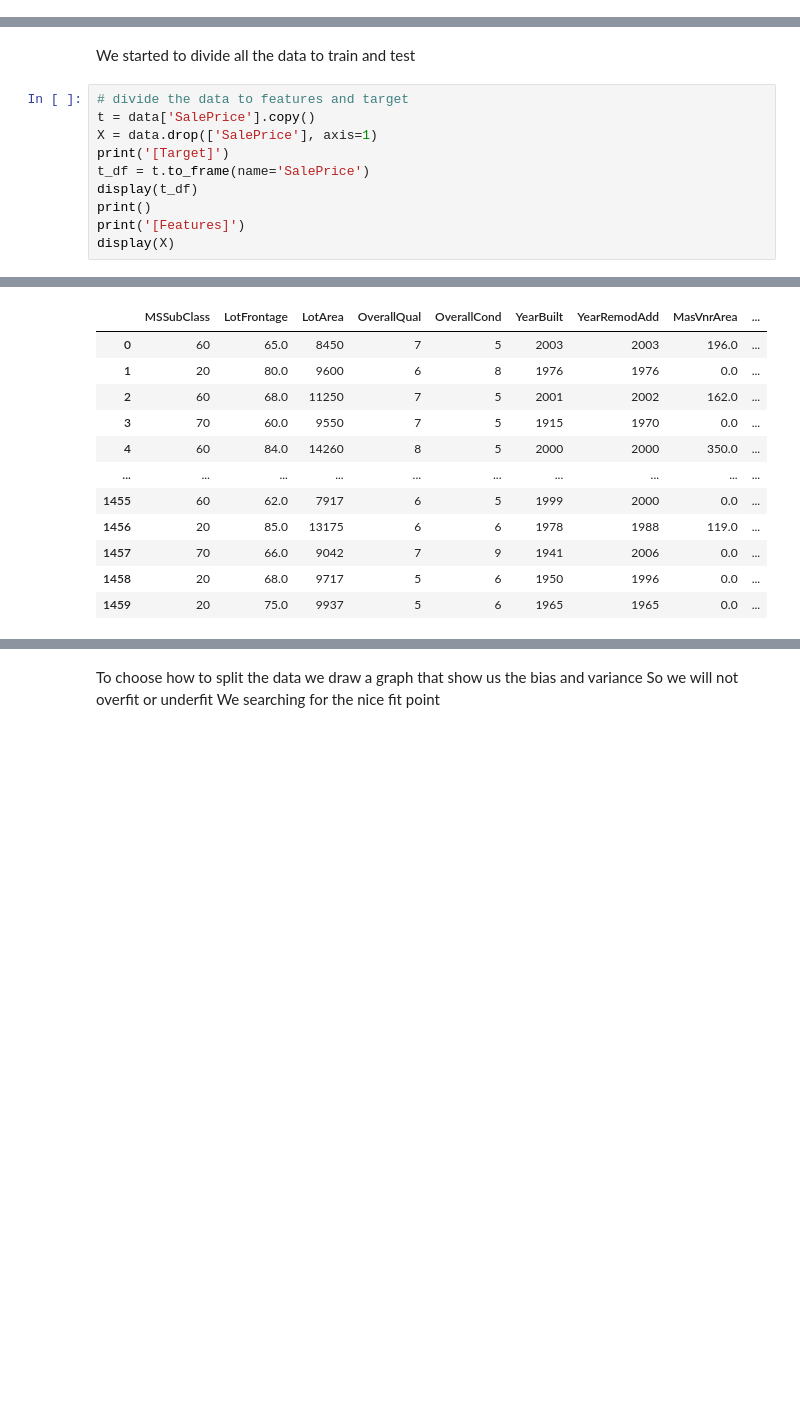
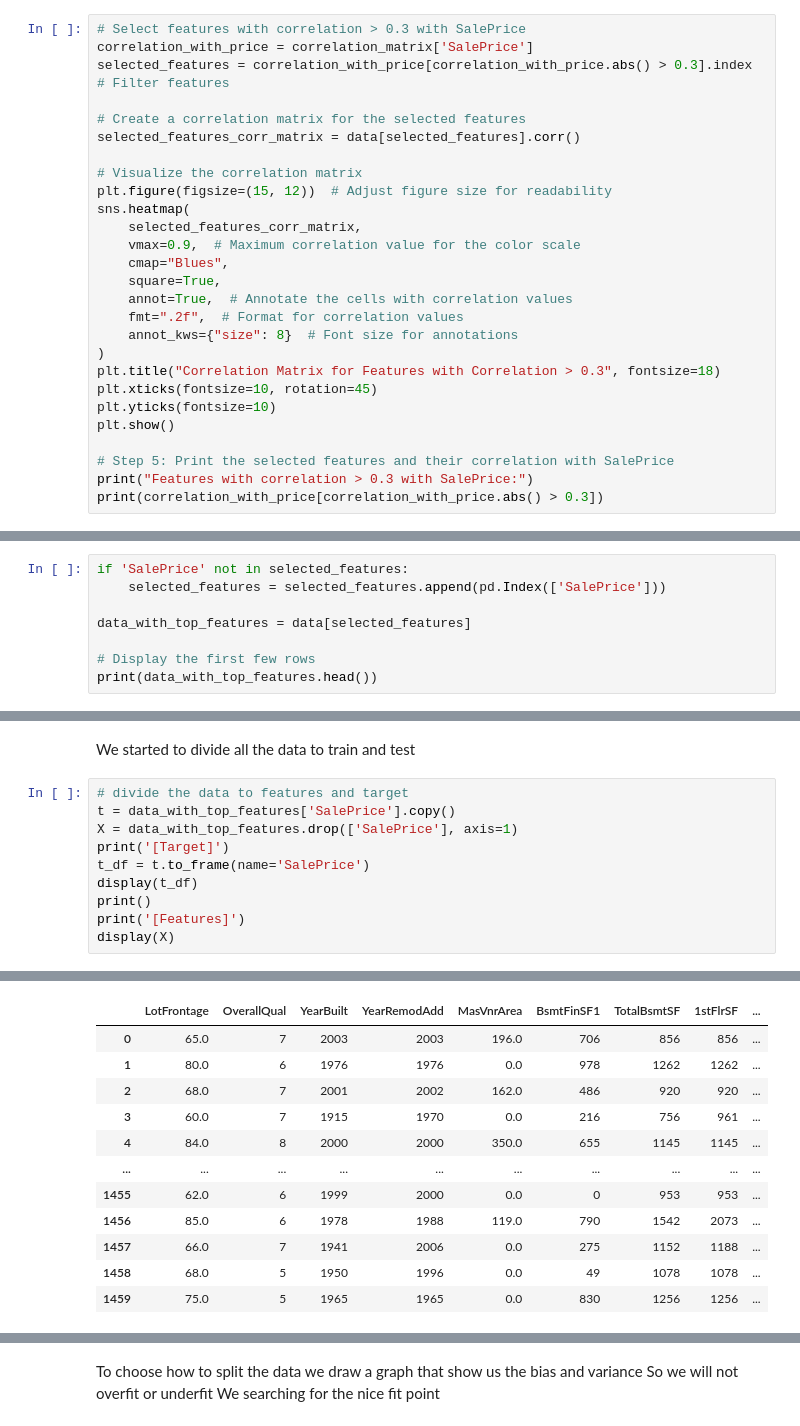
Before and after one commit to hederkosher/PythonProject4, a Jupyter notebook: Step1.ipynb, the cells around one changed output, grey strips where cells are left out. Drawn from its saved outputs; the diff is of its cells as text; blank space fills up the shorter version.

```diff
--- a/Step1.ipynb
+++ b/Step1.ipynb
@@ -319,3 +308,30 @@ Correlation Strength Thresholds:
 	•	Moderate Correlation:  0.40 < |r| < 0.60
 	•	Weak Correlation:  0.20 < |r| < 0.40
 	•	Very Weak/No Correlation:  |r| < 0.20
+# %%
+# Select features with correlation > 0.3 with SalePrice
+correlation_with_price = correlation_matrix['SalePrice']
+selected_features = correlation_with_price[correlation_with_price.abs() > 0.3].index  # Filter features
+
+# Create a correlation matrix for the selected features
+selected_features_corr_matrix = data[selected_features].corr()
+
+# Visualize the correlation matrix
+plt.figure(figsize=(15, 12))  # Adjust figure size for readability
+sns.heatmap(
+    selected_features_corr_matrix,
+    vmax=0.9,  # Maximum correlation value for the color scale
+    cmap="Blues",
+    square=True,
+    annot=True,  # Annotate the cells with correlation values
+    fmt=".2f",  # Format for correlation values
+    annot_kws={"size": 8}  # Font size for annotations
+)
+plt.title("Correlation Matrix for Features with Correlation > 0.3", fontsize=18)
+plt.xticks(fontsize=10, rotation=45)
+plt.yticks(fontsize=10)
+plt.show()
+
+# Step 5: Print the selected features and their correlation with SalePrice
+print("Features with correlation > 0.3 with SalePrice:")
+print(correlation_with_price[correlation_with_price.abs() > 0.3])
@@ -322,2 +357,10 @@ Correlation Strength Thresholds:
 # %% [markdown]
 Here we wanted to see all the data visualized
+# %%
+if 'SalePrice' not in selected_features:
+    selected_features = selected_features.append(pd.Index(['SalePrice']))
+
+data_with_top_features = data[selected_features]
+
+# Display the first few rows
+print(data_with_top_features.head())
@@ -380,39 +415,39 @@ plt.show()
 We started to divide all the data to train and test
 # %%
 # divide the data to features and target
-t = data['SalePrice'].copy()
-X = data.drop(['SalePrice'], axis=1)
+t = data_with_top_features['SalePrice'].copy()
+X = data_with_top_features.drop(['SalePrice'], axis=1)
 print('[Target]')
 t_df = t.to_frame(name='SalePrice')
 display(t_df)
 print()
 print('[Features]')
 display(X)
 # %% [output]
 [Target]
 |  | SalePrice |
 | 0 | 208500 |
 | 1 | 181500 |
 | 2 | 223500 |
 | 3 | 140000 |
 | 4 | 250000 |
 | ... | ... |
 | 1455 | 175000 |
 | 1456 | 210000 |
 | 1457 | 266500 |
 | 1458 | 142125 |
 | 1459 | 147500 |
 1460 rows × 1 columns
 [Features]
-|  | MSSubClass | LotFrontage | LotArea | OverallQual | OverallCond | YearBuilt | YearRemodAdd | MasVnrArea | ... |
-| 0 | 60 | 65.0 | 8450 | 7 | 5 | 2003 | 2003 | 196.0 | ... |
-| 1 | 20 | 80.0 | 9600 | 6 | 8 | 1976 | 1976 | 0.0 | ... |
-| 2 | 60 | 68.0 | 11250 | 7 | 5 | 2001 | 2002 | 162.0 | ... |
-| 3 | 70 | 60.0 | 9550 | 7 | 5 | 1915 | 1970 | 0.0 | ... |
-| 4 | 60 | 84.0 | 14260 | 8 | 5 | 2000 | 2000 | 350.0 | ... |
+|  | LotFrontage | OverallQual | YearBuilt | YearRemodAdd | MasVnrArea | BsmtFinSF1 | TotalBsmtSF | 1stFlrSF | ... |
+| 0 | 65.0 | 7 | 2003 | 2003 | 196.0 | 706 | 856 | 856 | ... |
+| 1 | 80.0 | 6 | 1976 | 1976 | 0.0 | 978 | 1262 | 1262 | ... |
+| 2 | 68.0 | 7 | 2001 | 2002 | 162.0 | 486 | 920 | 920 | ... |
+| 3 | 60.0 | 7 | 1915 | 1970 | 0.0 | 216 | 756 | 961 | ... |
+| 4 | 84.0 | 8 | 2000 | 2000 | 350.0 | 655 | 1145 | 1145 | ... |
 | ... | ... | ... | ... | ... | ... | ... | ... | ... | ... |
-| 1455 | 60 | 62.0 | 7917 | 6 | 5 | 1999 | 2000 | 0.0 | ... |
-| 1456 | 20 | 85.0 | 13175 | 6 | 6 | 1978 | 1988 | 119.0 | ... |
-| 1457 | 70 | 66.0 | 9042 | 7 | 9 | 1941 | 2006 | 0.0 | ... |
-| 1458 | 20 | 68.0 | 9717 | 5 | 6 | 1950 | 1996 | 0.0 | ... |
-| 1459 | 20 | 75.0 | 9937 | 5 | 6 | 1965 | 1965 | 0.0 | ... |
+| 1455 | 62.0 | 6 | 1999 | 2000 | 0.0 | 0 | 953 | 953 | ... |
+| 1456 | 85.0 | 6 | 1978 | 1988 | 119.0 | 790 | 1542 | 2073 | ... |
+| 1457 | 66.0 | 7 | 1941 | 2006 | 0.0 | 275 | 1152 | 1188 | ... |
+| 1458 | 68.0 | 5 | 1950 | 1996 | 0.0 | 49 | 1078 | 1078 | ... |
+| 1459 | 75.0 | 5 | 1965 | 1965 | 0.0 | 830 | 1256 | 1256 | ... |
```
Also changed, not shown: parts of 15 cells of this notebook.
